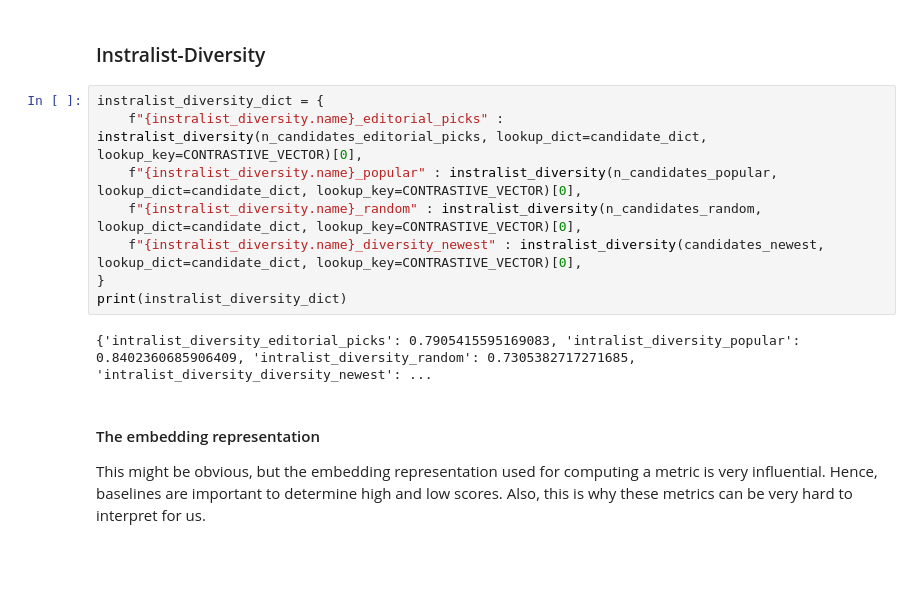
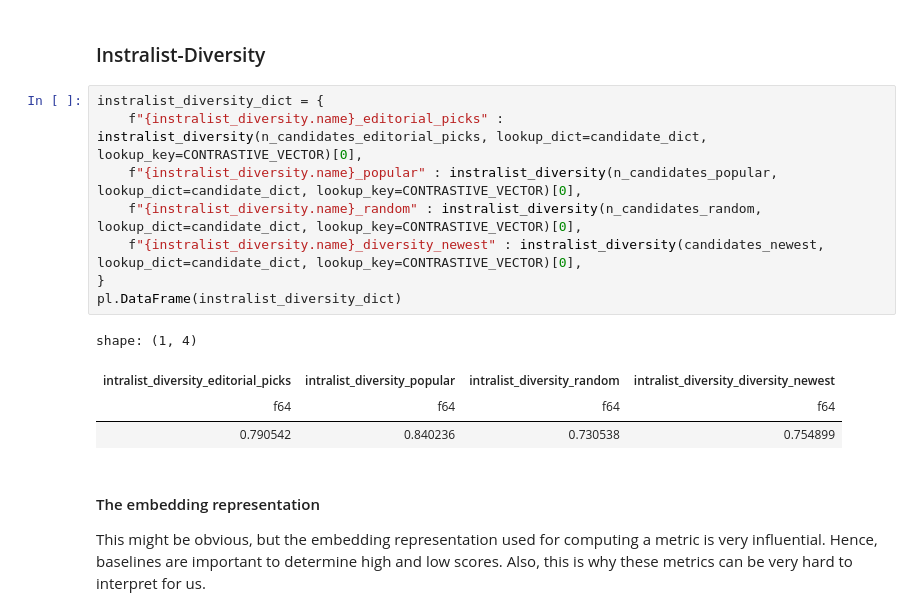
Before and after one commit to ebanalyse/ebnerd-benchmark, a Jupyter notebook: examples/03_beyond_accuracy/make_beyond_accuracy.ipynb, the cells around one changed output. Saved outputs shown, nothing was run; the diff lists cells and outputs as text; blank space fills up the shorter version.

```diff
--- a/examples/03_beyond_accuracy/make_beyond_accuracy.ipynb
+++ b/examples/03_beyond_accuracy/make_beyond_accuracy.ipynb
@@ -359,13 +359,16 @@ n_candidates_newest = candidates_newest[:, :TOP_N]
 # %%
 instralist_diversity_dict = {
     f"{instralist_diversity.name}_editorial_picks" : instralist_diversity(n_candidates_editorial_picks, lookup_dict=candidate_dict, lookup_key=CONTRASTIVE_VECTOR)[0],
     f"{instralist_diversity.name}_popular" : instralist_diversity(n_candidates_popular, lookup_dict=candidate_dict, lookup_key=CONTRASTIVE_VECTOR)[0],
     f"{instralist_diversity.name}_random" : instralist_diversity(n_candidates_random, lookup_dict=candidate_dict, lookup_key=CONTRASTIVE_VECTOR)[0],
     f"{instralist_diversity.name}_diversity_newest" : instralist_diversity(candidates_newest, lookup_dict=candidate_dict, lookup_key=CONTRASTIVE_VECTOR)[0],
 }
-print(instralist_diversity_dict)
+pl.DataFrame(instralist_diversity_dict)
 # %% [output]
-{'intralist_diversity_editorial_picks': 0.7905415595169083, 'intralist_diversity_popular': 0.8402360685906409, 'intralist_diversity_random': 0.7305382717271685, 'intralist_diversity_diversity_newest': ...
+shape: (1, 4)
+| intralist_diversity_editorial_picks | intralist_diversity_popular | intralist_diversity_random | intralist_diversity_diversity_newest |
+| f64 | f64 | f64 | f64 |
+| 0.790542 | 0.840236 | 0.730538 | 0.754899 |
 # %% [markdown]
 #### The embedding representation
 This might be obvious, but the embedding representation used for computing a metric is very influential. Hence, baselines are important to determine high and low scores. Also, this is why these metrics can be very hard to interpret for us.
```
Also changed, not shown: parts of 3 cells of this notebook.
